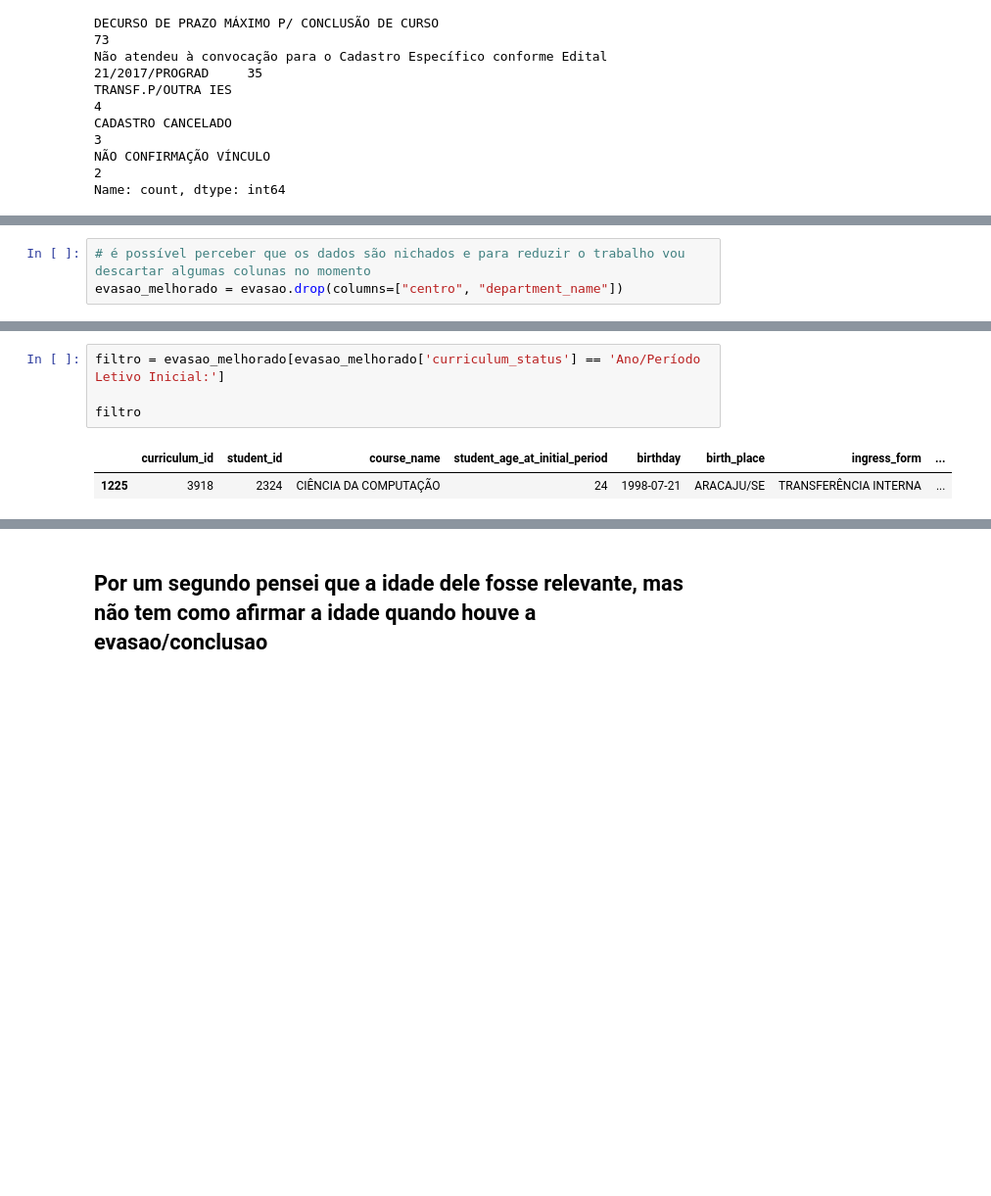
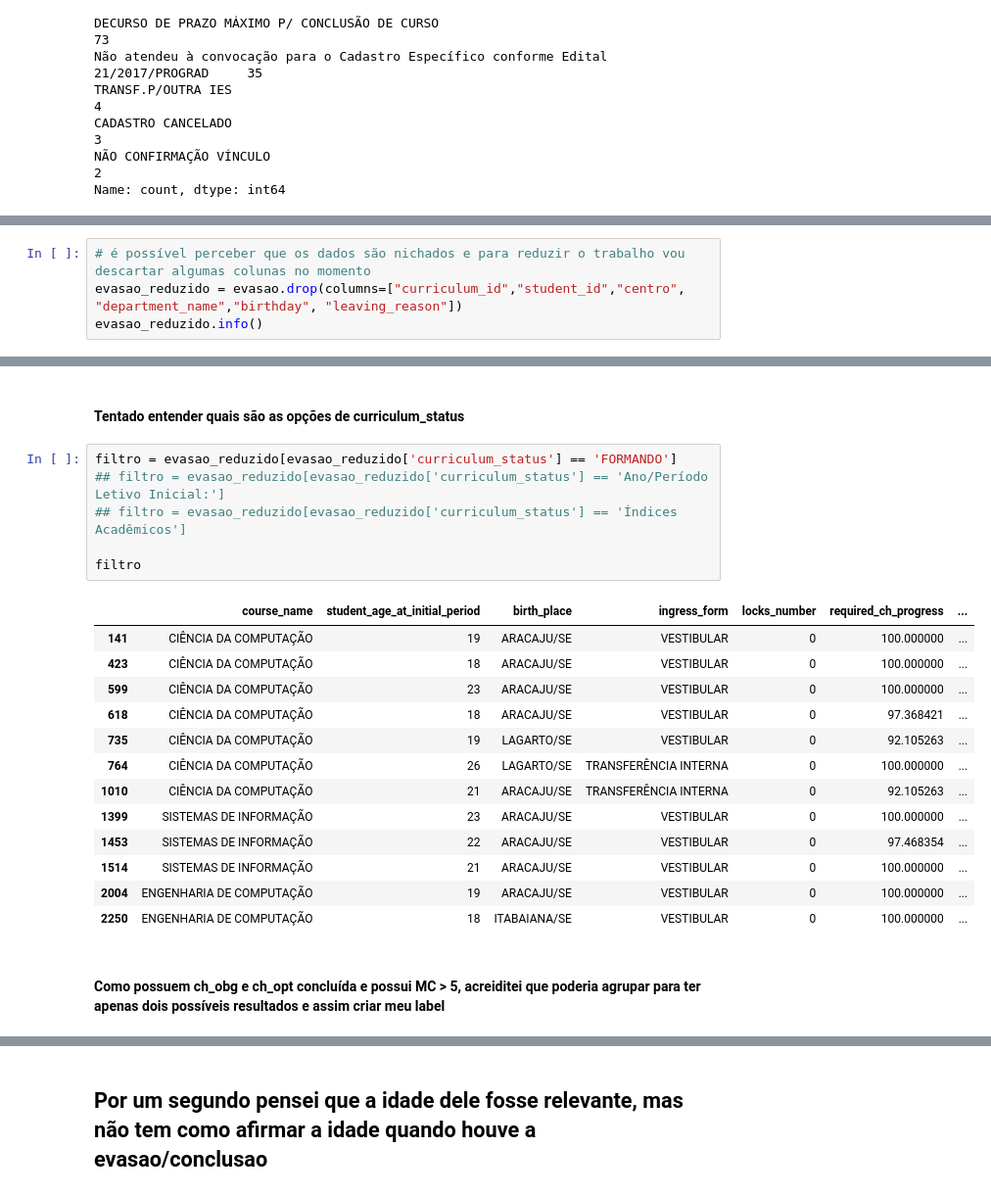
Before and after one commit to motamarcelo/jupyter_notebooks, a Jupyter notebook: Evasao.ipynb, the cells around one changed output, grey strips where cells are left out. Shown at 98% size. Saved outputs shown, nothing was run; the diff lists cells and outputs as text; blank space fills up the shorter version.

```diff
--- a/Evasao.ipynb
+++ b/Evasao.ipynb
@@ -148,3 +143,4 @@ Name: count, dtype: int64
 # %%
 # é possível perceber que os dados são nichados e para reduzir o trabalho vou descartar algumas colunas no momento
-evasao_melhorado = evasao.drop(columns=["centro", "department_name"])
+evasao_reduzido = evasao.drop(columns=["curriculum_id","student_id","centro", "department_name","birthday", "leaving_reason"])
+evasao_reduzido.info()
@@ -203,10 +173,27 @@ filtro
+# %% [markdown]
+#### Tentado entender quais são as opções de curriculum_status
 # %%
-filtro = evasao_melhorado[evasao_melhorado['curriculum_status'] == 'Ano/Período Letivo Inicial:']
+filtro = evasao_reduzido[evasao_reduzido['curriculum_status'] == 'FORMANDO']
+## filtro = evasao_reduzido[evasao_reduzido['curriculum_status'] == 'Ano/Período Letivo Inicial:']
+## filtro = evasao_reduzido[evasao_reduzido['curriculum_status'] == 'Índices Acadêmicos']
 
 filtro
 # %% [output]
-|  | curriculum_id | student_id | course_name | student_age_at_initial_period | birthday | birth_place | ingress_form | ... |
-| 1225 | 3918 | 2324 | CIÊNCIA DA COMPUTAÇÃO | 24 | 1998-07-21 | ARACAJU/SE | TRANSFERÊNCIA INTERNA | ... |
+|  | course_name | student_age_at_initial_period | birth_place | ingress_form | locks_number | required_ch_progress | ... |
+| 141 | CIÊNCIA DA COMPUTAÇÃO | 19 | ARACAJU/SE | VESTIBULAR | 0 | 100.000000 | ... |
+| 423 | CIÊNCIA DA COMPUTAÇÃO | 18 | ARACAJU/SE | VESTIBULAR | 0 | 100.000000 | ... |
+| 599 | CIÊNCIA DA COMPUTAÇÃO | 23 | ARACAJU/SE | VESTIBULAR | 0 | 100.000000 | ... |
+| 618 | CIÊNCIA DA COMPUTAÇÃO | 18 | ARACAJU/SE | VESTIBULAR | 0 | 97.368421 | ... |
+| 735 | CIÊNCIA DA COMPUTAÇÃO | 19 | LAGARTO/SE | VESTIBULAR | 0 | 92.105263 | ... |
+| 764 | CIÊNCIA DA COMPUTAÇÃO | 26 | LAGARTO/SE | TRANSFERÊNCIA INTERNA | 0 | 100.000000 | ... |
+| 1010 | CIÊNCIA DA COMPUTAÇÃO | 21 | ARACAJU/SE | TRANSFERÊNCIA INTERNA | 0 | 92.105263 | ... |
+| 1399 | SISTEMAS DE INFORMAÇÃO | 23 | ARACAJU/SE | VESTIBULAR | 0 | 100.000000 | ... |
+| 1453 | SISTEMAS DE INFORMAÇÃO | 22 | ARACAJU/SE | VESTIBULAR | 0 | 97.468354 | ... |
+| 1514 | SISTEMAS DE INFORMAÇÃO | 21 | ARACAJU/SE | VESTIBULAR | 0 | 100.000000 | ... |
+| 2004 | ENGENHARIA DE COMPUTAÇÃO | 19 | ARACAJU/SE | VESTIBULAR | 0 | 100.000000 | ... |
+| 2250 | ENGENHARIA DE COMPUTAÇÃO | 18 | ITABAIANA/SE | VESTIBULAR | 0 | 100.000000 | ... |
+# %% [markdown]
+#### Como possuem ch_obg e ch_opt concluída e possui MC > 5, acreiditei que poderia agrupar para ter apenas dois possíveis resultados e assim criar meu label
 # %%
 mapeamento = {
     'TRANCADO': 'CANCELADO',
```
Also changed, not shown: parts of 32 cells of this notebook.
